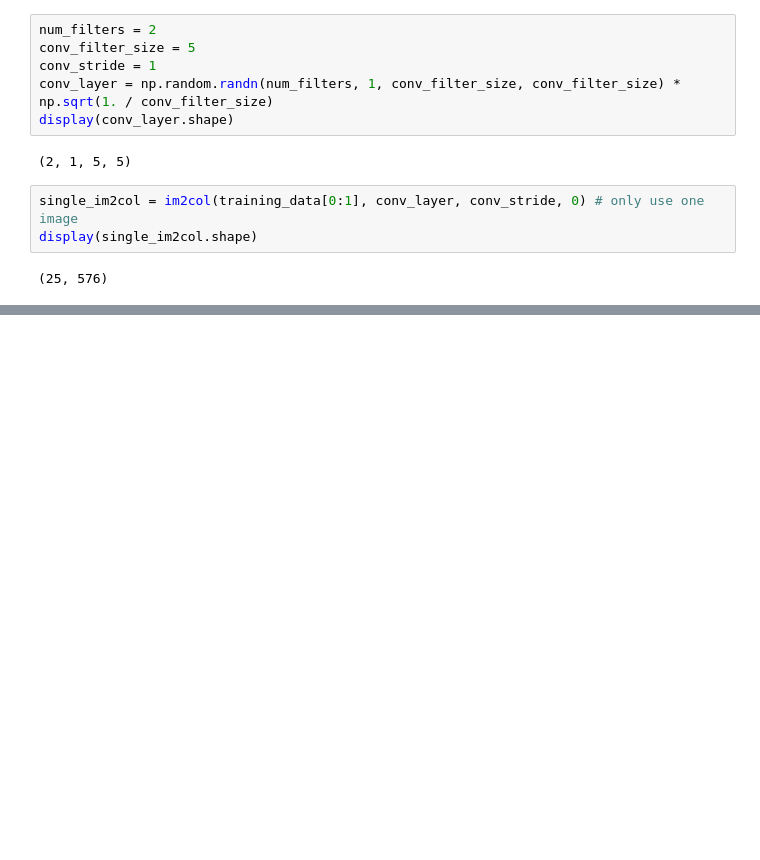
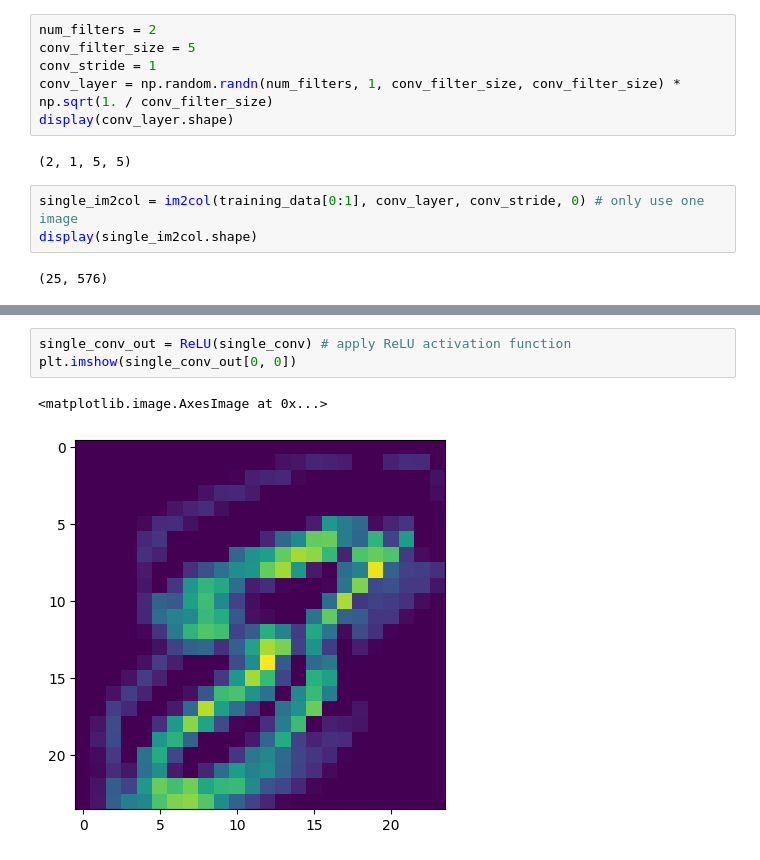
Before and after one commit to JohnSiegel/handwritten-digit-recognition, a Jupyter notebook: cnn.ipynb, the cells around one changed output, grey strips where cells are left out. Cells and saved outputs as stored; diff of their text form; blank space fills up the shorter version.

```diff
--- a/cnn.ipynb
+++ b/cnn.ipynb
@@ -184,3 +200,9 @@ plt.imshow(single_conv[0, 0])
+# %%
+single_conv_out = ReLU(single_conv) # apply ReLU activation function
+plt.imshow(single_conv_out[0, 0])
+# %% [output]
+<matplotlib.image.AxesImage at 0x...>
+[figure, added]
 # %%
 maxpool_size = 2
 maxpool_stride = 2
```
Also changed, not shown: parts of 8 cells of this notebook.
